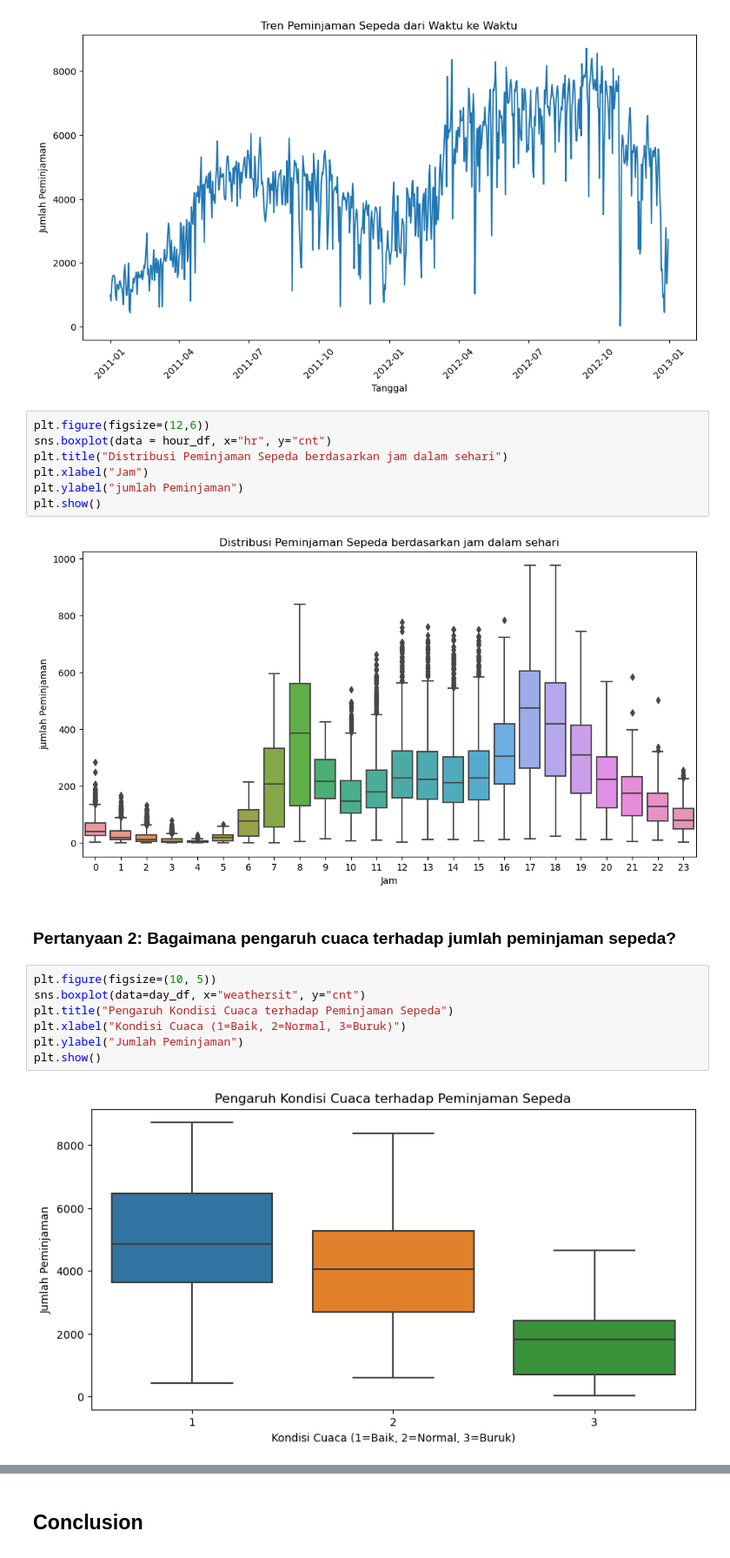
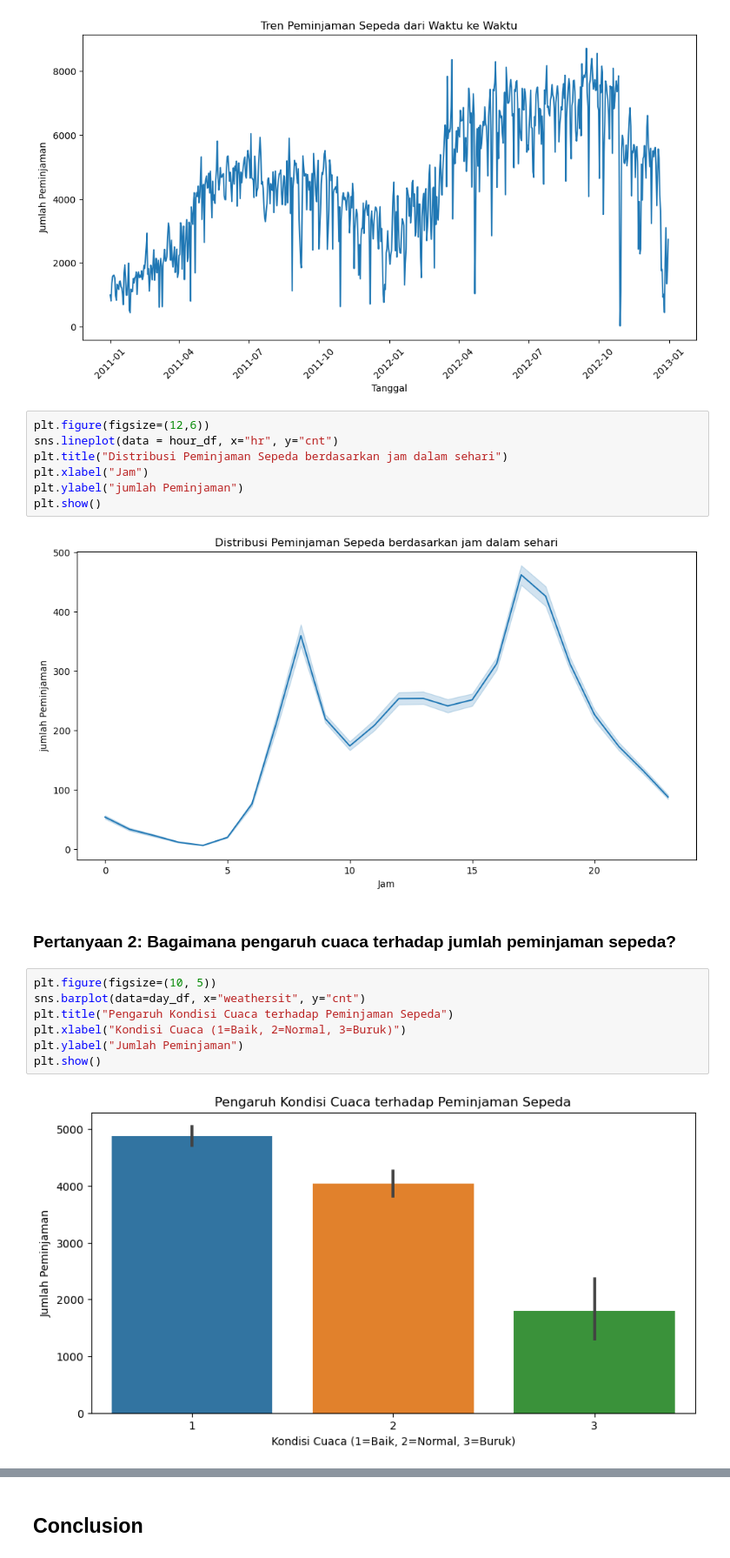
Before and after one commit to Iqbalfaridzi23/Analisis-Data-Bike-Sharing, a Jupyter notebook: notebook.ipynb, the cells around one changed output, grey strips where cells are left out. Shown at 87% size. Saved outputs shown, nothing was run; the diff lists cells and outputs as text.

```diff
--- a/notebook.ipynb
+++ b/notebook.ipynb
@@ -249,24 +308,24 @@ plt.show()
 [figure]
 # %%
 plt.figure(figsize=(12,6))
-sns.boxplot(data = hour_df, x="hr", y="cnt")
+sns.lineplot(data = hour_df, x="hr", y="cnt")
 plt.title("Distribusi Peminjaman Sepeda berdasarkan jam dalam sehari")
 plt.xlabel("Jam")
 plt.ylabel("jumlah Peminjaman")
 plt.show()
 # %% [output]
-[figure, old version]
+[figure, new version]
 # %% [markdown]
 ### Pertanyaan 2: Bagaimana pengaruh cuaca terhadap jumlah peminjaman sepeda?
 # %%
 plt.figure(figsize=(10, 5))
-sns.boxplot(data=day_df, x="weathersit", y="cnt")
+sns.barplot(data=day_df, x="weathersit", y="cnt")
 plt.title("Pengaruh Kondisi Cuaca terhadap Peminjaman Sepeda")
 plt.xlabel("Kondisi Cuaca (1=Baik, 2=Normal, 3=Buruk)")
 plt.ylabel("Jumlah Peminjaman")
 plt.show()
 # %% [output]
-[figure, old version]
+[figure, new version]
 # %% [markdown]
 **Insight:**
 - Jumlah terbanyak peminjam sepeda pada saat cuaca dalam kondisi baik dan terdikit saat kondisi cuaca buruk
```
Also changed, not shown: parts of 8 cells of this notebook.
